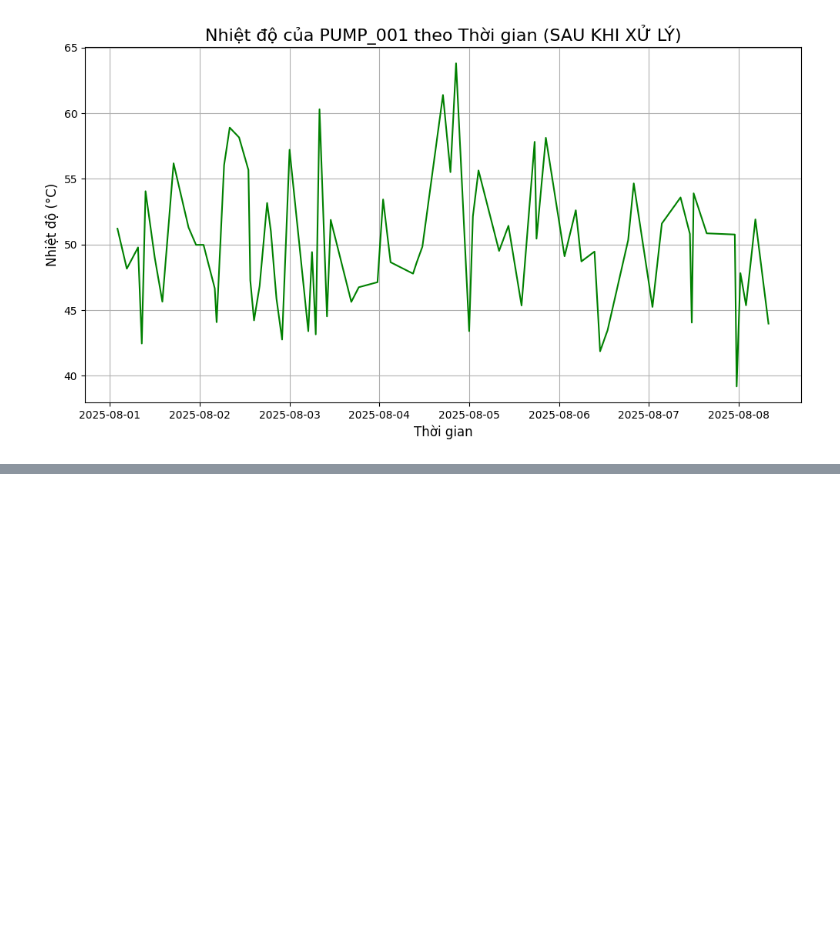
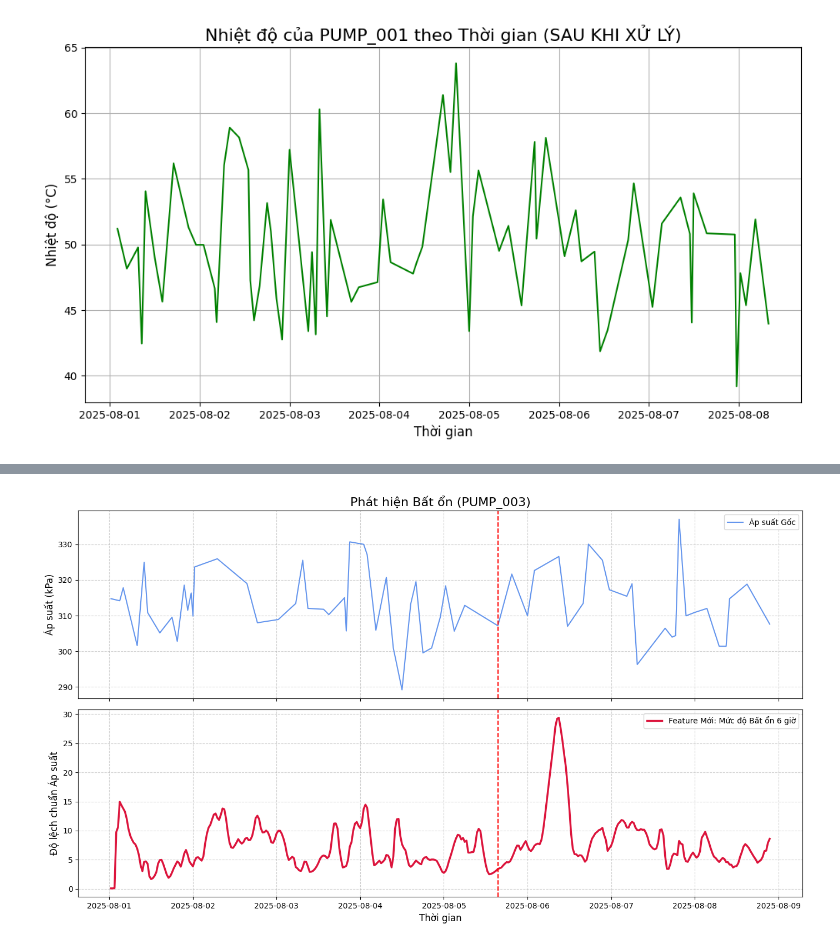
Before and after one commit to nmhkha/dm-project, a Jupyter notebook: pre.ipynb, the cells around one changed output, grey strips where cells are left out. Drawn from its saved outputs; the diff is of its cells as text; code cells hidden in the pictures; blank space fills up the shorter version.

```diff
--- a/pre.ipynb
+++ b/pre.ipynb
@@ -270,0 +343,29 @@ plt.show()
+# %%
+fig, axes = plt.subplots(2, 1, figsize=(14, 8), sharex=True)
+
+# Biểu đồ trên: Dữ liệu áp suất gốc
+axes[0].plot(df_mach_viz['Timestamp'], df_mach_viz['Pressure'],
+             label='Áp suất Gốc', color='cornflowerblue')
+axes[0].set_title(f'Phát hiện Bất ổn ({machine_to_plot})', fontsize=16)
+axes[0].set_ylabel('Áp suất (kPa)', fontsize=12)
+axes[0].legend()
+axes[0].grid(True, linestyle='--', alpha=0.6)
+
+# Biểu đồ dưới: Feature mới - Độ lệch chuẩn trượt
+axes[1].plot(df_mach_viz['Timestamp'], df_mach_viz['pressure_rol_std_6h'],
+             label='Feature Mới: Mức độ Bất ổn 6 giờ', color='crimson', linewidth=2.5)
+axes[1].set_ylabel('Độ lệch chuẩn Áp suất', fontsize=12)
+axes[1].set_xlabel('Thời gian', fontsize=12)
+axes[1].legend()
+axes[1].grid(True, linestyle='--', alpha=0.6)
+
+# Thêm một đường dọc để đánh dấu điểm hỏng hóc (nếu có trong dữ liệu viz)
+failure_time = df_mach_viz[df_mach_viz['Failure'] == 1]['Timestamp'].min()
+if pd.notna(failure_time):
+    axes[0].axvline(x=failure_time, color='r', linestyle='--', label='Thời điểm Hỏng')
+    axes[1].axvline(x=failure_time, color='r', linestyle='--', label='Thời điểm Hỏng')
+
+plt.tight_layout()
+plt.show()
+# %% [output]
+[figure, added]
```
Also changed, not shown: parts of 7 cells of this notebook.
